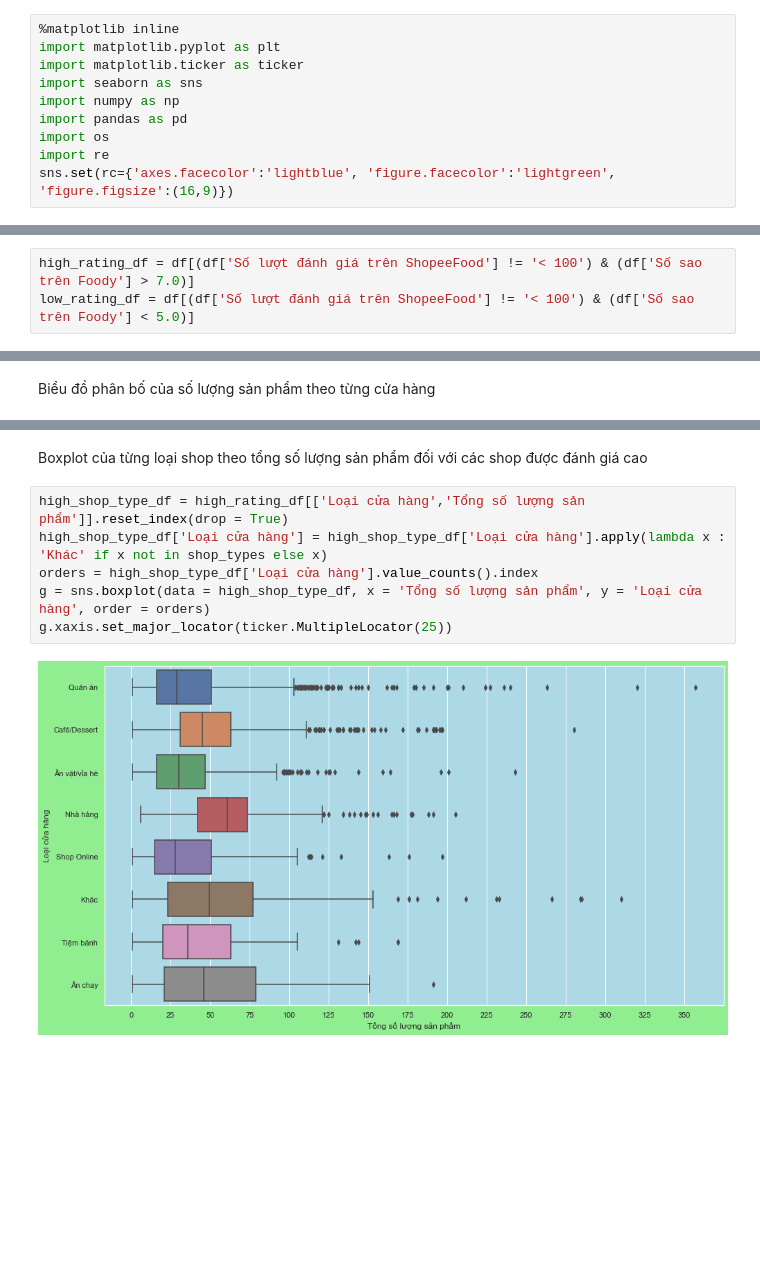
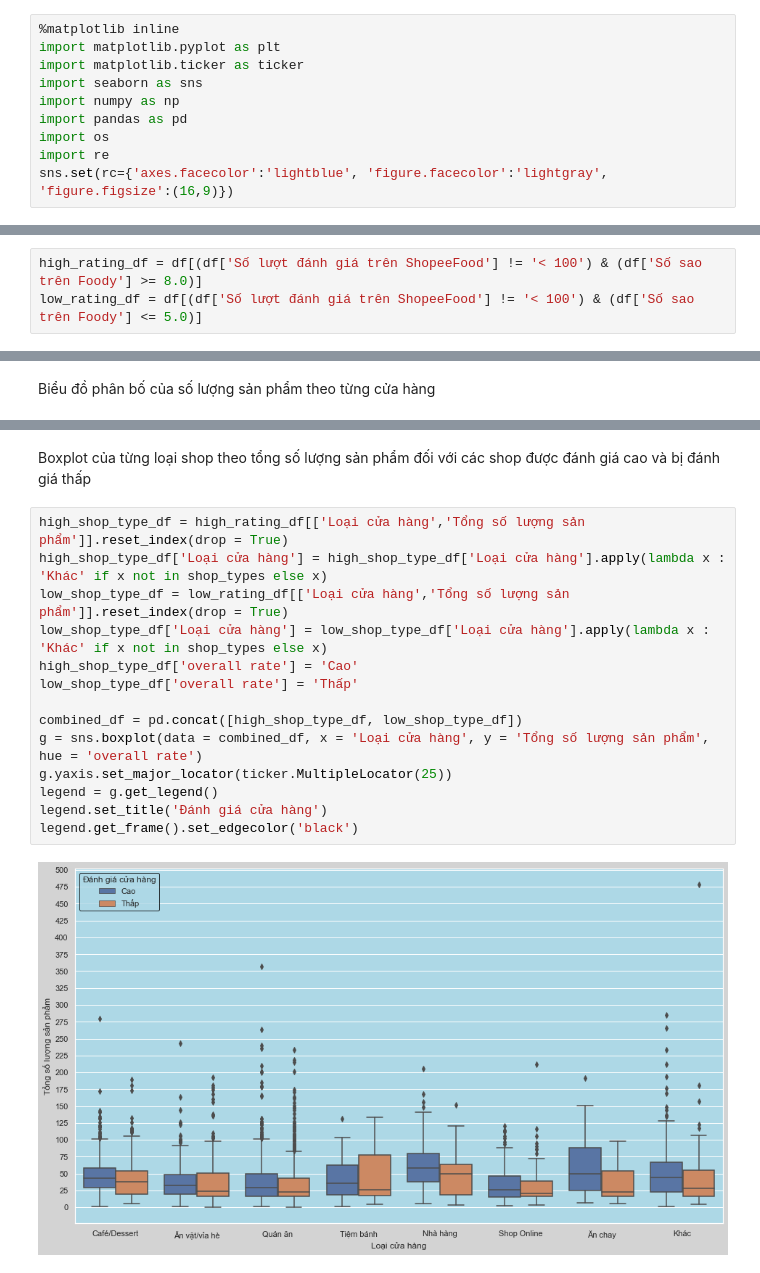
Before and after one commit to LonggConn/369_UDPTDLTM, a Jupyter notebook: problem_2.ipynb, the cells around one changed output, grey strips where cells are left out. Saved outputs shown, nothing was run; the diff lists cells and outputs as text; blank space fills up the shorter version.

Commit message:
improve graph visual and remove redundant parts

```diff
--- a/problem_2.ipynb
+++ b/problem_2.ipynb
@@ -7,7 +7,7 @@ import numpy as np
 import pandas as pd
 import os
 import re
-sns.set(rc={'axes.facecolor':'lightblue', 'figure.facecolor':'lightgreen', 'figure.figsize':(16,9)})
+sns.set(rc={'axes.facecolor':'lightblue', 'figure.facecolor':'lightgray', 'figure.figsize':(16,9)})
 # %% [markdown]
 ### Load and preprocess data
 # %% [markdown]
@@ -140,6 +133,6 @@ g.xaxis.set_major_locator(ticker.MultipleLocator(25))
 # %% [markdown]
 Để đảm bảo tính đánh giá khách quan hơn, ta sẽ lọc đi các shop có số lượng đánh giá trên ShopeeFood < 100
 # %%
-high_rating_df = df[(df['Số lượt đánh giá trên ShopeeFood'] != '< 100') & (df['Số sao trên Foody'] > 7.0)]
-low_rating_df = df[(df['Số lượt đánh giá trên ShopeeFood'] != '< 100') & (df['Số sao trên Foody'] < 5.0)]
+high_rating_df = df[(df['Số lượt đánh giá trên ShopeeFood'] != '< 100') & (df['Số sao trên Foody'] >= 8.0)]
+low_rating_df = df[(df['Số lượt đánh giá trên ShopeeFood'] != '< 100') & (df['Số sao trên Foody'] <= 5.0)]
 # %% [markdown]
@@ -262,10 +227,18 @@ plt.pie(shop_type_count.values, labels = shop_type_count.index, autopct = '%0.0f
 # %% [markdown]
-Boxplot của từng loại shop theo tổng số lượng sản phẩm đối với các shop được đánh giá cao
+Boxplot của từng loại shop theo tổng số lượng sản phẩm đối với các shop được đánh giá cao và bị đánh giá thấp
 # %%
 high_shop_type_df = high_rating_df[['Loại cửa hàng','Tổng số lượng sản phẩm']].reset_index(drop = True)
 high_shop_type_df['Loại cửa hàng'] = high_shop_type_df['Loại cửa hàng'].apply(lambda x : 'Khác' if x not in shop_types else x)
-orders = high_shop_type_df['Loại cửa hàng'].value_counts().index
-g = sns.boxplot(data = high_shop_type_df, x = 'Tổng số lượng sản phẩm', y = 'Loại cửa hàng', order = orders)
-g.xaxis.set_major_locator(ticker.MultipleLocator(25))
+low_shop_type_df = low_rating_df[['Loại cửa hàng','Tổng số lượng sản phẩm']].reset_index(drop = True)
+low_shop_type_df['Loại cửa hàng'] = low_shop_type_df['Loại cửa hàng'].apply(lambda x : 'Khác' if x not in shop_types else x)
+high_shop_type_df['overall rate'] = 'Cao'
+low_shop_type_df['overall rate'] = 'Thấp'
+
+combined_df = pd.concat([high_shop_type_df, low_shop_type_df])
+g = sns.boxplot(data = combined_df, x = 'Loại cửa hàng', y = 'Tổng số lượng sản phẩm', hue = 'overall rate')
+g.yaxis.set_major_locator(ticker.MultipleLocator(25))
+legend = g.get_legend()
+legend.set_title('Đánh giá cửa hàng')
+legend.get_frame().set_edgecolor('black')
 # %% [output]
-[figure, old version]
+[figure, new version]
```
Also changed, not shown: parts of 36 cells of this notebook.
